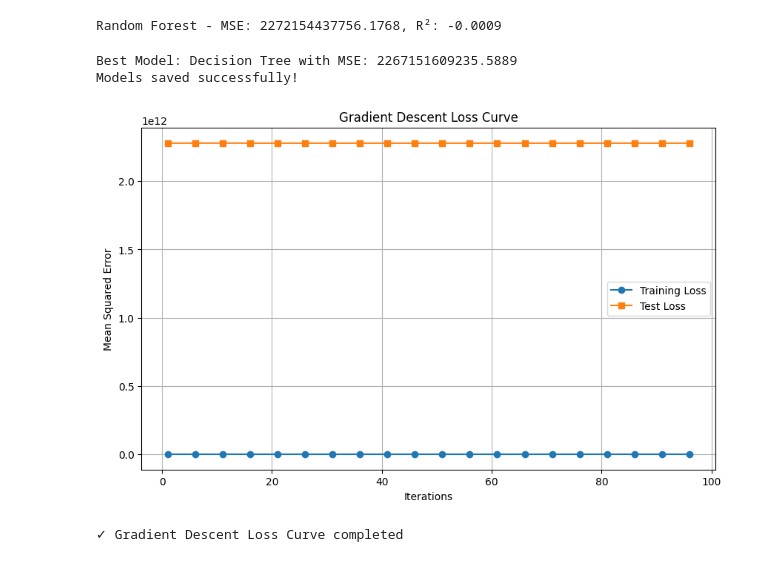
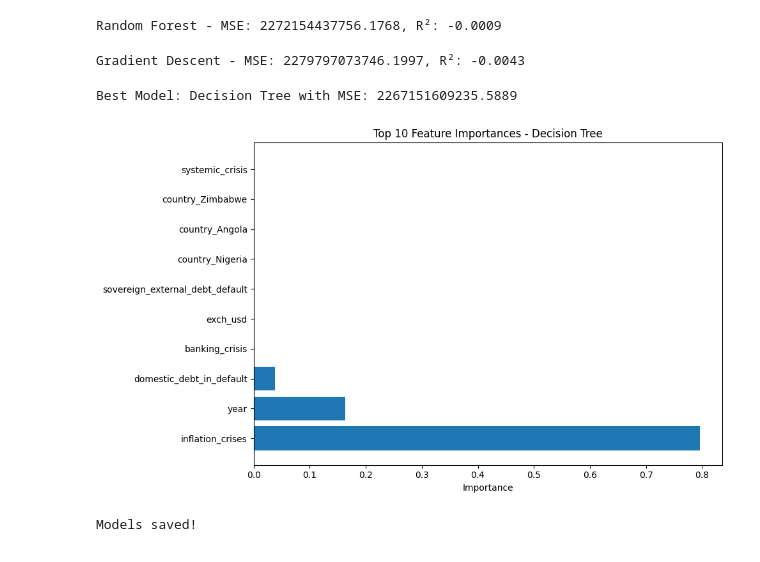
Before and after one commit to JokMaker/african-inflation-regression-app, a Jupyter notebook: linear_regression_model/summative/linear_regression/multivariate.ipynb, the cells around one changed output. Cells and saved outputs as stored; diff of their text form; code cells hidden in the pictures.

```diff
--- a/linear_regression_model/summative/linear_regression/multivariate.ipynb
+++ b/linear_regression_model/summative/linear_regression/multivariate.ipynb
@@ -219,52 +148,45 @@ rf_r2 = r2_score(y_test, rf_pred)
 print(f"Random Forest - MSE: {rf_mse:.4f}, R²: {rf_r2:.4f}")
 # %% [output]
 Random Forest - MSE: 2272154437756.1768, R²: -0.0009
+# %%
+# Model 4: Gradient Descent (MANDATORY)
+sgd_model = SGDRegressor(random_state=42, max_iter=1000)
+sgd_model.fit(X_train_scaled, y_train)
+sgd_pred = sgd_model.predict(X_test_scaled)
+sgd_mse = mean_squared_error(y_test, sgd_pred)
+sgd_r2 = r2_score(y_test, sgd_pred)
+print(f"Gradient Descent - MSE: {sgd_mse:.4f}, R²: {sgd_r2:.4f}")
+# %% [output]
+Gradient Descent - MSE: 2279797073746.1997, R²: -0.0043
 # %%
-# Compare models and select best
-models = {
-    'Linear Regression': (lr_model, lr_mse, lr_pred),
-    'Decision Tree': (dt_model, dt_mse, dt_pred),
-    'Random Forest': (rf_model, rf_mse, rf_pred)
-}
+# Select best model and save
+models = {'Linear Regression': (lr_model, lr_mse, lr_pred),
+          'Decision Tree': (dt_model, dt_mse, dt_pred),
+          'Random Forest': (rf_model, rf_mse, rf_pred),
+          'Gradient Descent': (sgd_model, sgd_mse, sgd_pred)}
 
 best_model_name = min(models.keys(), key=lambda k: models[k][1])
 best_model, best_mse, best_pred = models[best_model_name]
 
-print(f"\nBest Model: {best_model_name} with MSE: {best_mse:.4f}")
+print(f"Best Model: {best_model_name} with MSE: {best_mse:.4f}")
 
-# Save best model and scaler
+# Feature importance for tree-based models
+if best_model_name in ['Decision Tree', 'Random Forest']:
+    importances = best_model.feature_importances_
+    feature_importance = pd.DataFrame({'feature': features, 'importance': importances})
+    feature_importance = feature_importance.sort_values('importance', ascending=False).head(10)
+
+    plt.figure(figsize=(10, 6))
+    plt.barh(feature_importance['feature'], feature_importance['importance'])
+    plt.title(f'Top 10 Feature Importances - {best_model_name}')
+    plt.xlabel('Importance')
+    plt.tight_layout()
+    plt.show()
+
 joblib.dump(best_model, 'best_inflation_model.pkl')
 joblib.dump(scaler, 'inflation_scaler.pkl')
-print("Models saved successfully!")
+print("Models saved!")
 # %% [output]
 Best Model: Decision Tree with MSE: 2267151609235.5889
-Models saved successfully!
+[figure, added]
+Models saved!
-# %%
-# Gradient Descent Loss Curve (MANDATORY)
-train_losses = []
-test_losses = []
-
-for i in range(1, 101, 5):
-    sgd_temp = SGDRegressor(max_iter=i, random_state=42)
-    sgd_temp.fit(X_train_scaled, y_train)
-
-    train_pred = sgd_temp.predict(X_train_scaled)
-    test_pred = sgd_temp.predict(X_test_scaled)
-
-    train_losses.append(mean_squared_error(y_train, train_pred))
-    test_losses.append(mean_squared_error(y_test, test_pred))
-
-plt.figure(figsize=(10, 6))
-plt.plot(range(1, 101, 5), train_losses, label='Training Loss', marker='o')
-plt.plot(range(1, 101, 5), test_losses, label='Test Loss', marker='s')
-plt.xlabel('Iterations')
-plt.ylabel('Mean Squared Error')
-plt.title('Gradient Descent Loss Curve')
-plt.legend()
-plt.grid(True)
-plt.savefig('inflation_gd_loss_curve.png', dpi=300, bbox_inches='tight')
-plt.show()
-print("✓ Gradient Descent Loss Curve completed")
-# %% [output]
-[figure, removed]
-✓ Gradient Descent Loss Curve completed
```
Also changed, not shown: parts of 15 cells of this notebook, 4 other files.
